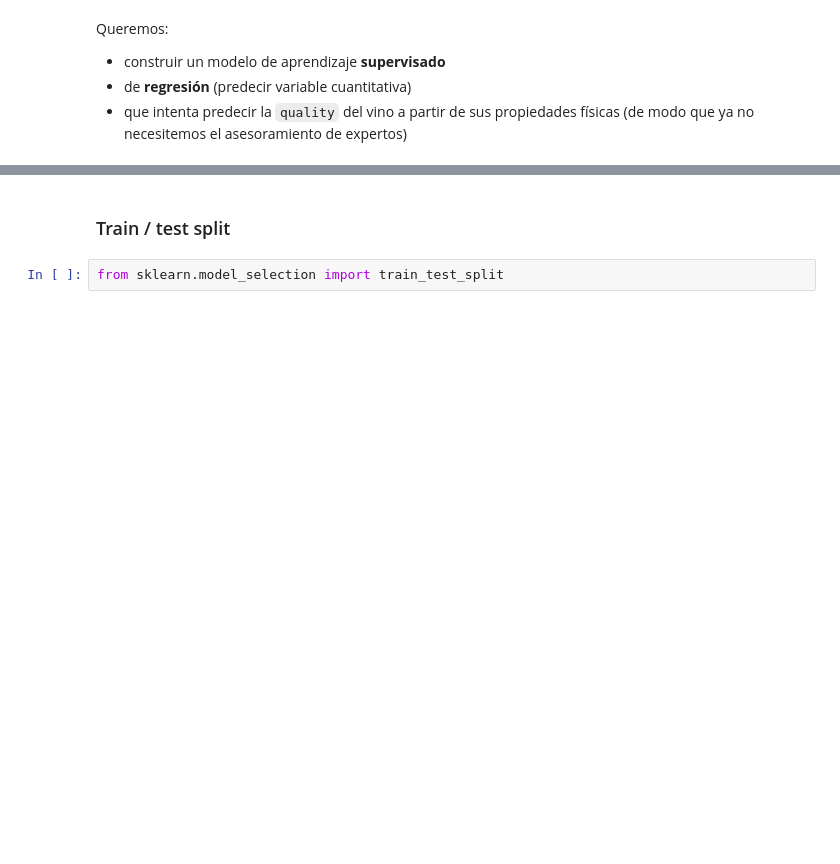
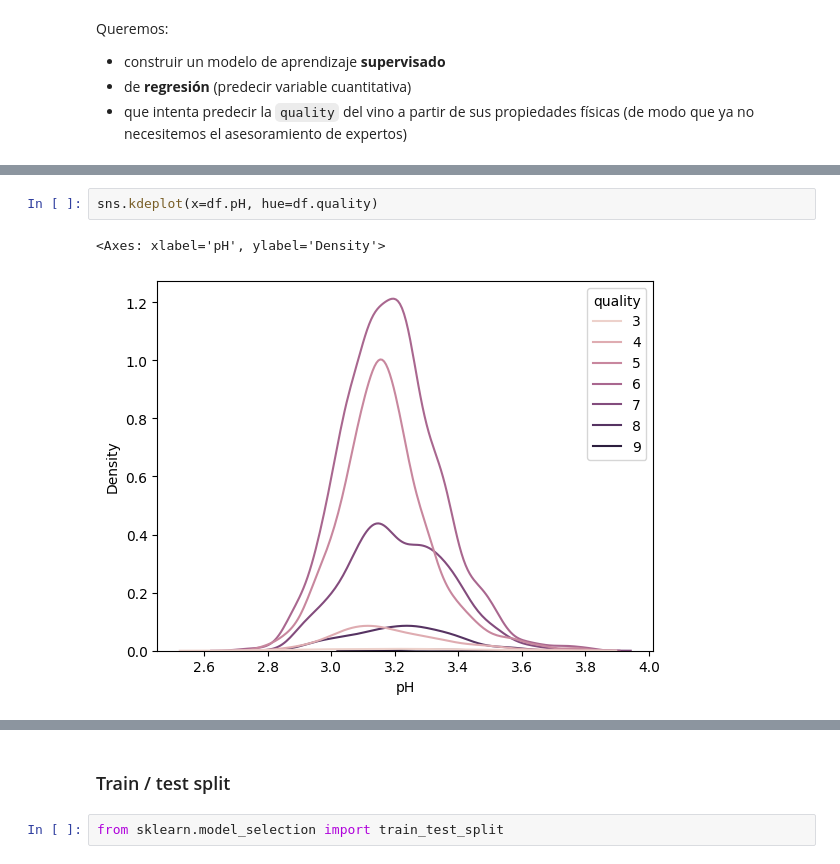
Before and after one commit to sheriffff/2025_master_big_data_machine_learning, a Jupyter notebook: 06.decision-trees.ipynb, the cells around one changed output, grey strips where cells are left out. Cells and saved outputs as stored; diff of their text form; blank space fills up the shorter version.

```diff
--- a/06.decision-trees.ipynb
+++ b/06.decision-trees.ipynb
@@ -55,2 +100,7 @@ df.quality.value_counts().sort_index()
+# %%
+sns.kdeplot(x=df.pH, hue=df.quality)
+# %% [output]
+<Axes: xlabel='pH', ylabel='Density'>
+[figure, added]
 # %%
 df.corr()["quality"].sort_values().round(3)
```
Also changed, not shown: parts of 59 cells of this notebook, 3 other files.
